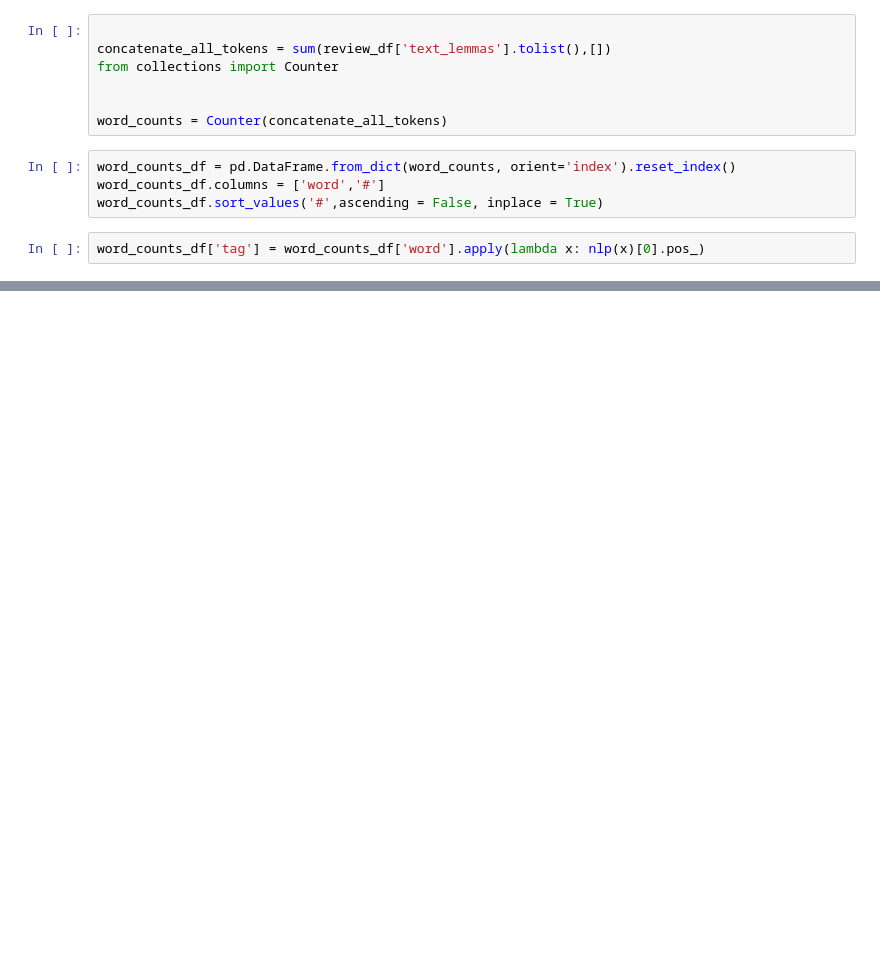
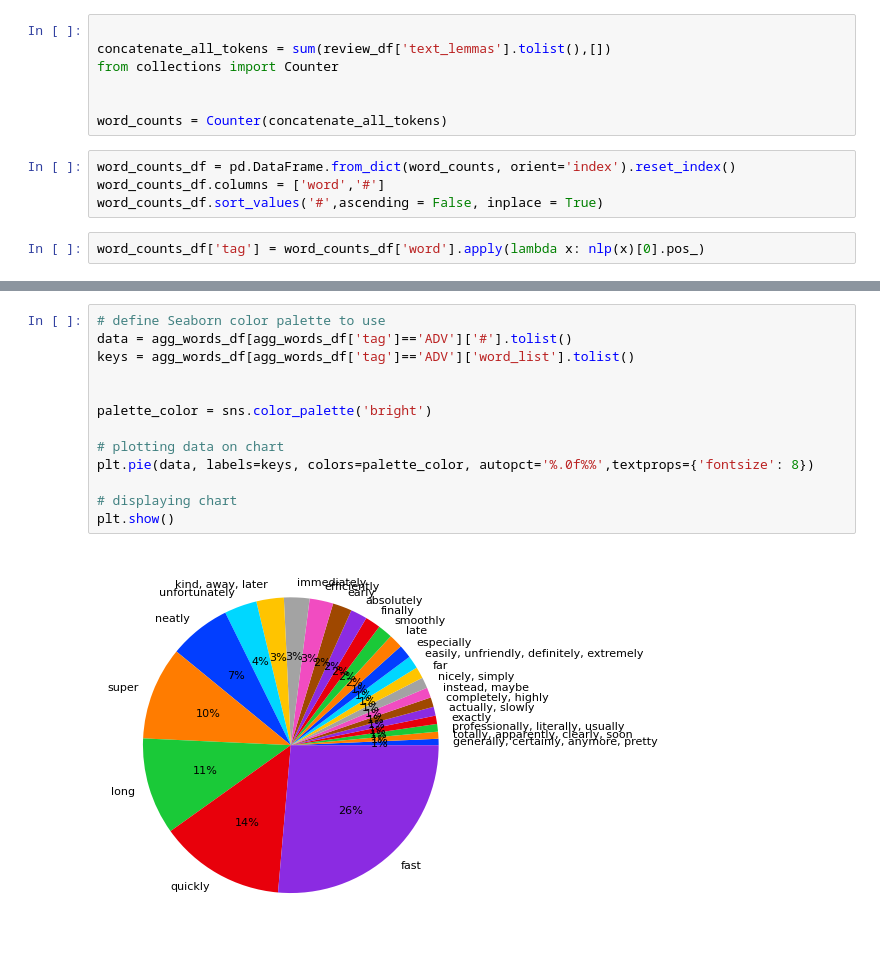
Before and after one commit to GSSaac/TOMlogistics, a Jupyter notebook: gs_WP2_logistics_lexicon.ipynb, the cells around one changed output, grey strips where cells are left out. Cells and saved outputs as stored; diff of their text form; blank space fills up the shorter version.

```diff
--- a/gs_WP2_logistics_lexicon.ipynb
+++ b/gs_WP2_logistics_lexicon.ipynb
@@ -209,0 +226,15 @@ word_counts_df[word_counts_df['tag_short']=='nouns']
+# %%
+# define Seaborn color palette to use
+data = agg_words_df[agg_words_df['tag']=='ADV']['#'].tolist()
+keys = agg_words_df[agg_words_df['tag']=='ADV']['word_list'].tolist()
+
+
+palette_color = sns.color_palette('bright')
+
+# plotting data on chart
+plt.pie(data, labels=keys, colors=palette_color, autopct='%.0f%%',textprops={'fontsize': 8})
+
+# displaying chart
+plt.show()
+# %% [output]
+[figure, added]
```
Also changed, not shown: parts of 25 cells of this notebook, 3 other files.
